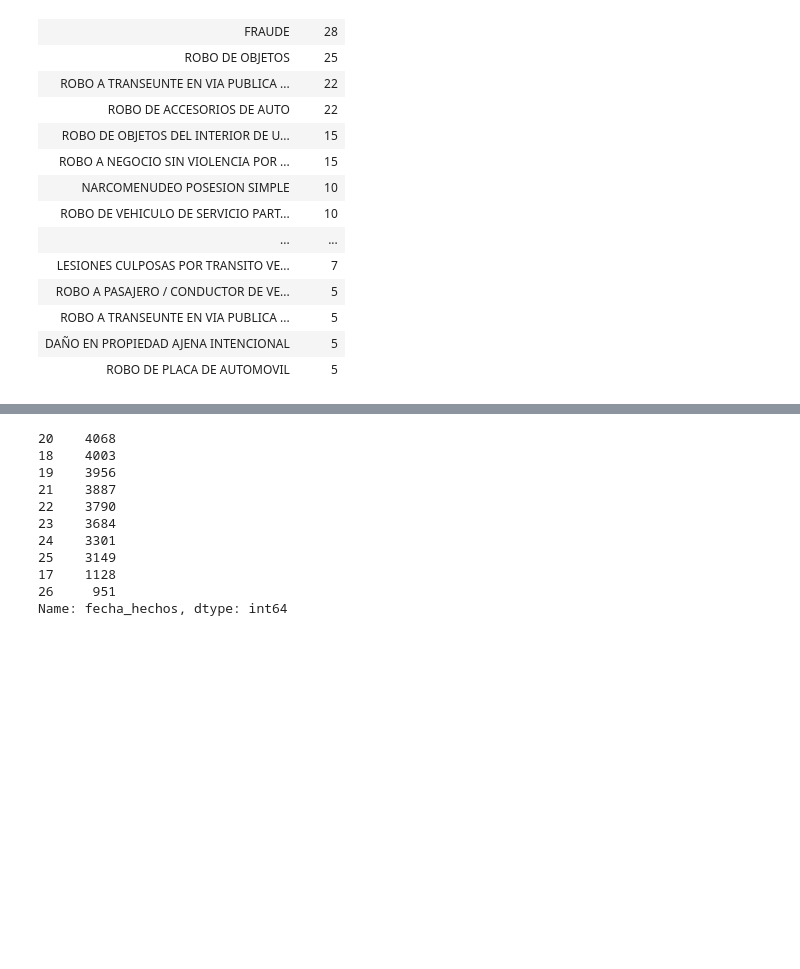
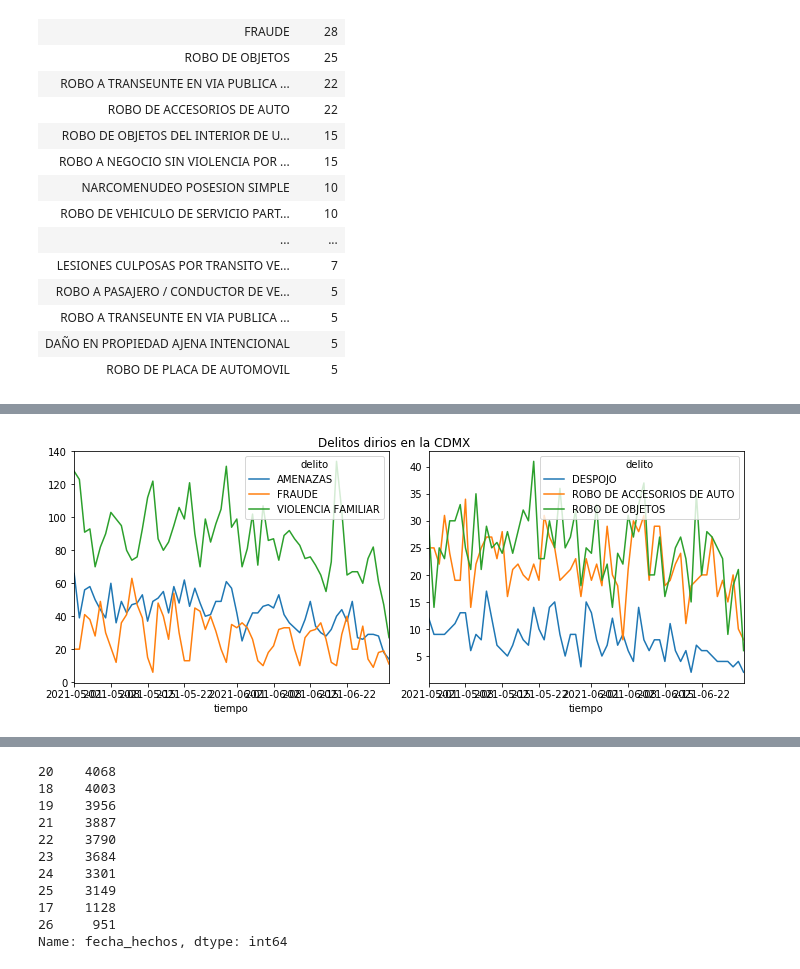
Before and after one commit to DarioDC/OPI, a Jupyter notebook: Examen_DarioDiazCuevas.ipynb, the cells around one changed output, grey strips where cells are left out. Cells and saved outputs as stored; diff of their text form; code cells hidden in the pictures; blank space fills up the shorter version.

```diff
--- a/Examen_DarioDiazCuevas.ipynb
+++ b/Examen_DarioDiazCuevas.ipynb
@@ -353,0 +384,12 @@ del_trend.round().astype(int)
+# %%
+#delitos con indicencias diarias
+del_diarios = pd.Series(del_trend.index)
+
+#data set con numero de delitos por tipo de delito y fecha
+#se seleccionan las variables de tipo de delito, fecha, y la variable dummy, con el filtro de fechas y delitos
+df_tendencias = del_cdmx[['delito','fecha_hechos_dt','delitos']][(del_cdmx['fecha_hechos_dt']>=pd.Timestamp(2021,5,1))&(del_cdmx['delito'].isin(del_diarios))]
+
+#se agrupa la tabla por tipo de delito y fecha, y se hace un conteo de numero de delitos
+#se resetea el indice para tener los indices como valores
+df_tendencias = df_tendencias.groupby(['delito','fecha_hechos_dt']).count().reset_index()
+df_tendencias
@@ -353,0 +412,9 @@ del_trend.round().astype(int)
+# %%
+#funcion con tipo de delito como unico parametro
+def tendencia(tipo_delito):
+#filtrado de la tabla anterior por tipo de delito
+    df = df_tendencias[df_tendencias['delito']==tipo_delito]
+#ajuste de modelo lineal
+    lm = LinearRegression().fit(X = np.arange(0,61).reshape(-1,1),y=df.delitos)
+#se devuelven pendiente y R^2 en una lista
+    return [lm.coef_[0] , lm.score(X = np.arange(0,61).reshape(-1,1),y=df.delitos)]
@@ -353,0 +423,10 @@ del_trend.round().astype(int)
+# %%
+#se crea data frame para almacenar la informacion
+tendencias = pd.DataFrame()
+tendencias['delito'] = df_tendencias['delito'].unique()
+
+#se mapea la funcion anterior y se almacenen los estimados en el data frame redondeados a dos decimales
+#ordenando de menor a mayor pendiente
+estimados = pd.DataFrame(tendencias['delito'].apply(func=tendencia).to_list(), columns=['pendiente', 'coef_determinacion']).round(2)
+tendencias = pd.concat([tendencias,estimados],axis=1).sort_values('pendiente')
+tendencias
@@ -353,0 +457,16 @@ del_trend.round().astype(int)
+# %%
+#figura y ejes para plots acomodados en un renglon y dos columnas
+fig, (ax1,ax2) = plt.subplots(1,2, figsize=(10,4))
+
+#tabla tipo pivot para acomodar los datos de manera adecuada para graficarlos separando por columnas los delitos
+#y asi poder graficar los conteos en colores diferentes
+#debido a las escalas, se muestran separadas las graficas
+df_tendencias[df_tendencias.delito.isin(tendencias.delito[:3])].pivot(index='fecha_hechos_dt', columns='delito', values='delitos').plot(ax=ax1)
+ax1.set_xlabel("tiempo")
+df_tendencias[df_tendencias.delito.isin(tendencias.delito[3:6])].pivot(index='fecha_hechos_dt', columns='delito', values='delitos').plot(ax=ax2)
+ax2.set_xlabel("tiempo")
+plt.tight_layout()
+fig.suptitle("Delitos dirios en la CDMX").set_y(1)
+plt.show()
+# %% [output]
+[figure, added]
```
Also changed, not shown: parts of 30 cells of this notebook.
